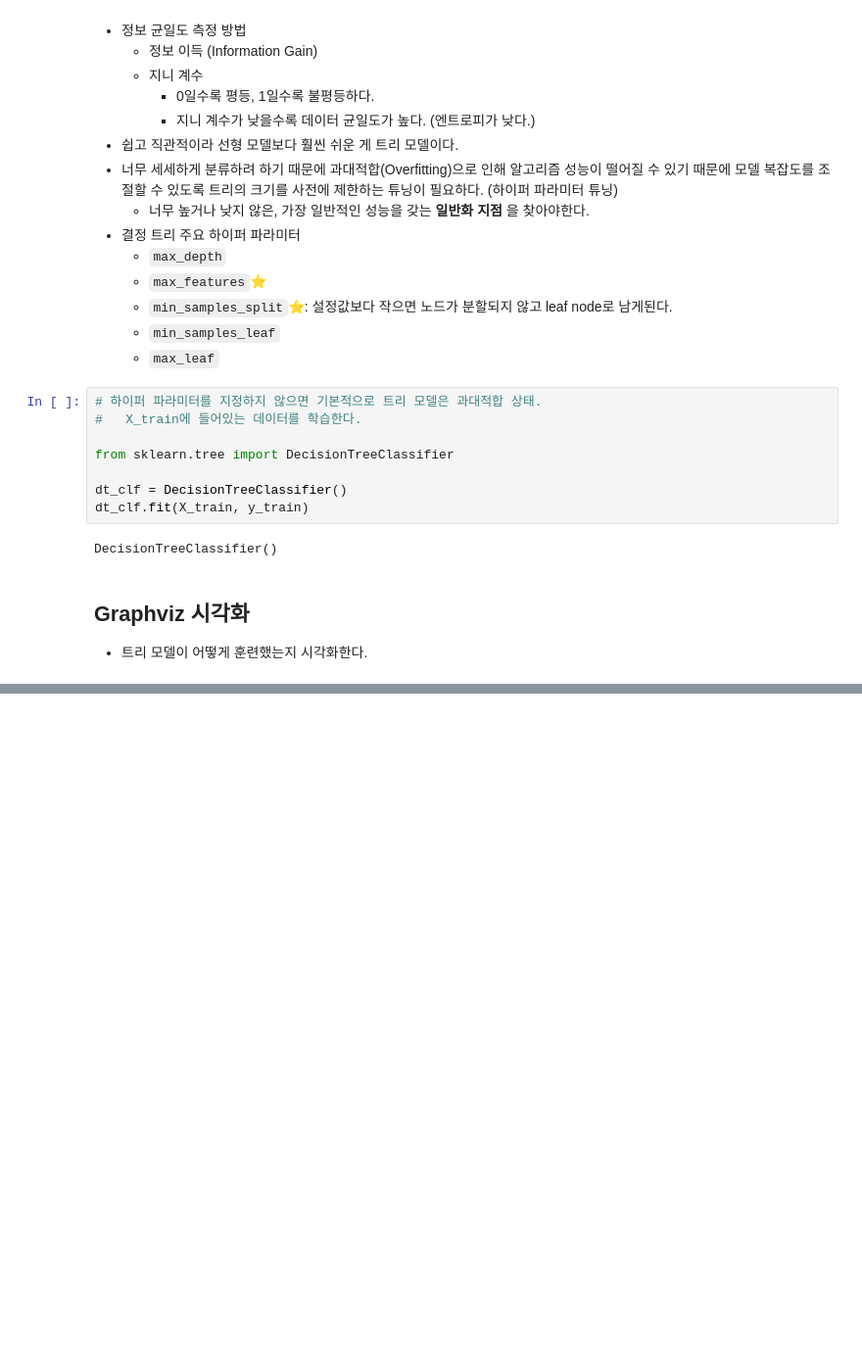
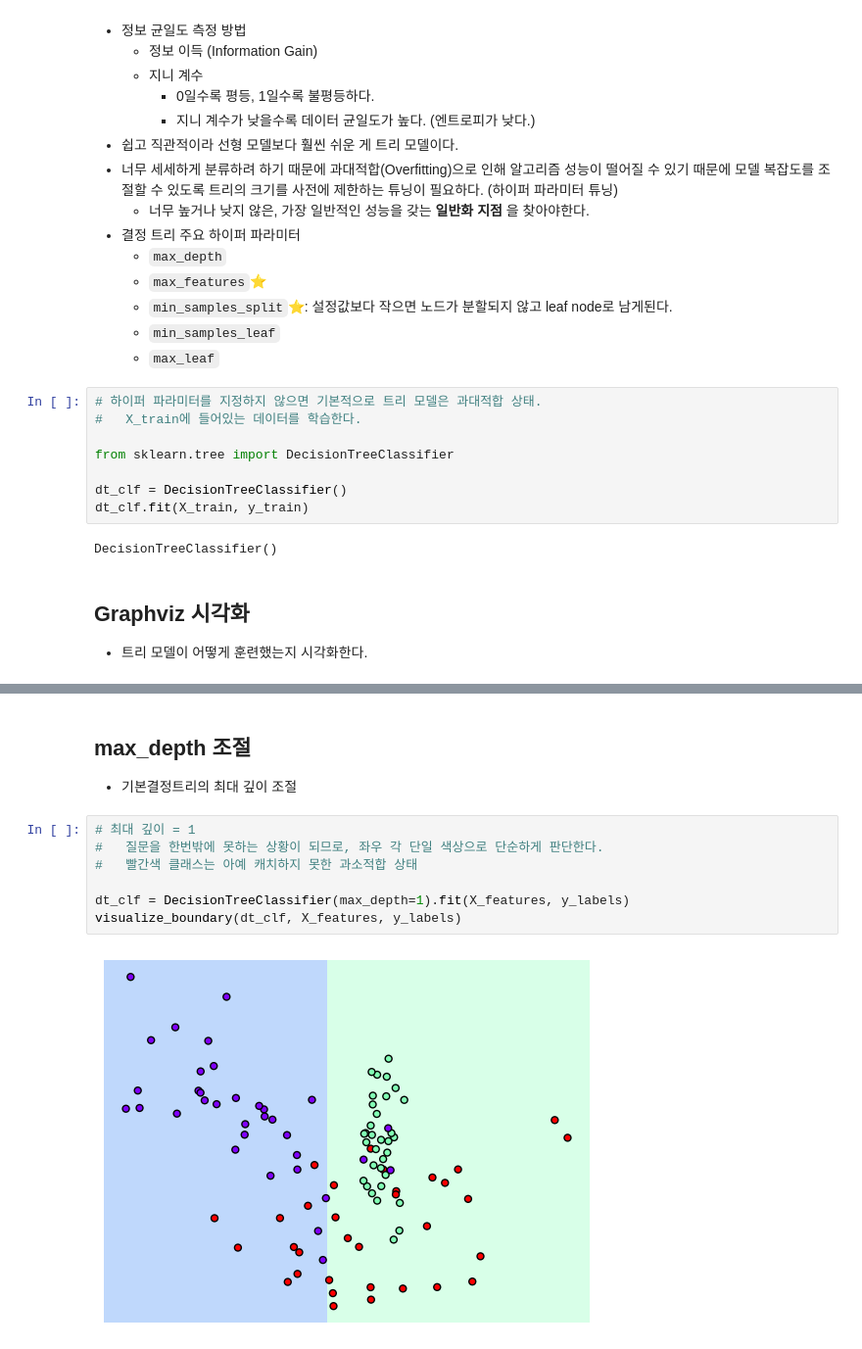
Before and after one commit to yant1001/Machine_Learning, a Jupyter notebook: 03. classification.ipynb, the cells around one changed output, grey strips where cells are left out. Shown at 98% size. Saved outputs shown, nothing was run; the diff lists cells and outputs as text; blank space fills up the shorter version.

```diff
--- a/03. classification.ipynb
+++ b/03. classification.ipynb
@@ -90,0 +242,12 @@ graphviz.Source(dot_graph)
+# %% [markdown]
+## max_depth 조절
+- 기본결정트리의 최대 깊이 조절
+# %%
+# 최대 깊이 = 1
+#   질문을 한번밖에 못하는 상황이 되므로, 좌우 각 단일 색상으로 단순하게 판단한다.
+#   빨간색 클래스는 아예 캐치하지 못한 과소적합 상태
+
+dt_clf = DecisionTreeClassifier(max_depth=1).fit(X_features, y_labels)
+visualize_boundary(dt_clf, X_features, y_labels)
+# %% [output]
+[figure, added]
```
Also changed, not shown: parts of 29 cells of this notebook.
